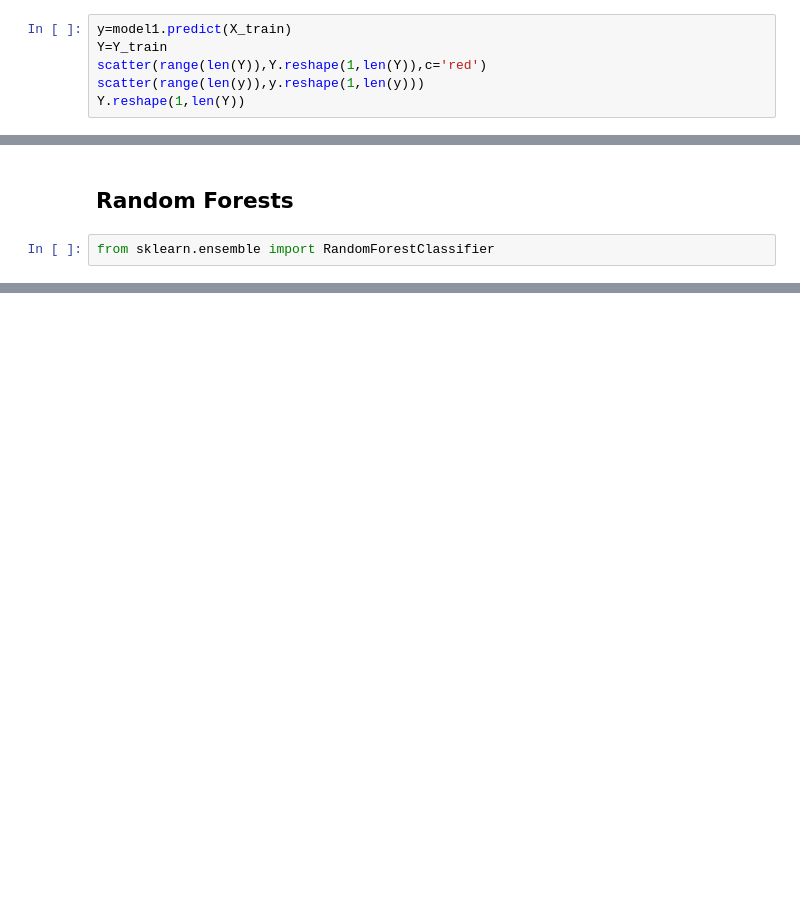
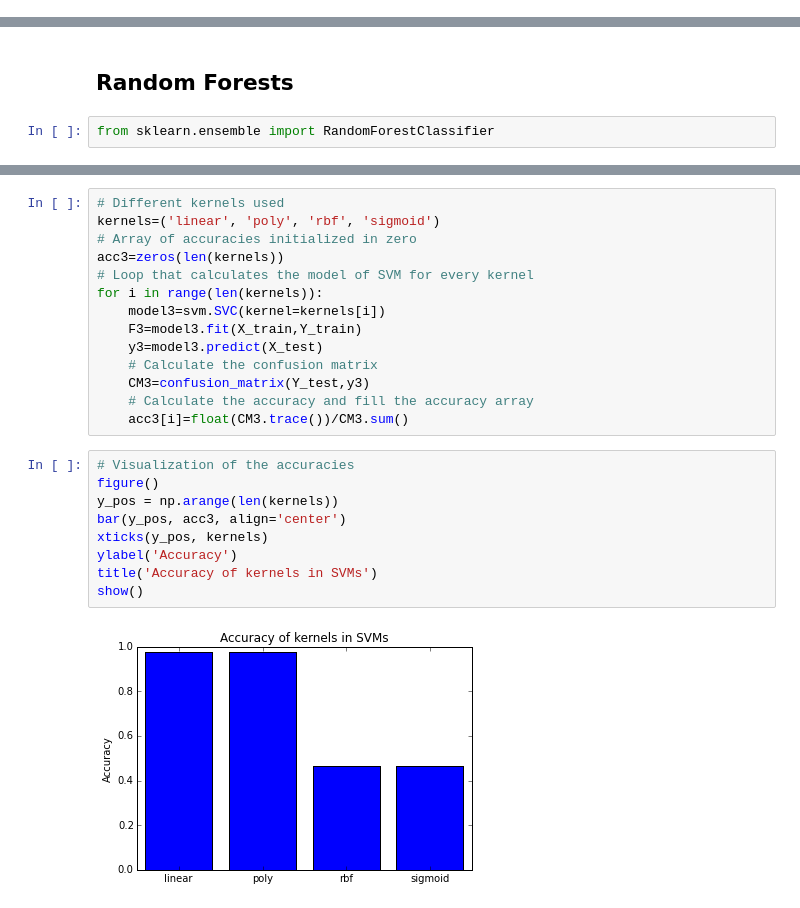
Before and after one commit to diitaz93/MCA-Tarea2, a Jupyter notebook: Punto 2.ipynb, the cells around one changed output, grey strips where cells are left out. Drawn from its saved outputs; the diff is of its cells as text; blank space fills up the shorter version.

```diff
--- a/Punto 2.ipynb
+++ b/Punto 2.ipynb
@@ -95,6 +72,0 @@ print Y_train-1
-# %%
-y=model1.predict(X_train)
-Y=Y_train
-scatter(range(len(Y)),Y.reshape(1,len(Y)),c='red')
-scatter(range(len(y)),y.reshape(1,len(y)))
-Y.reshape(1,len(Y))
@@ -117,0 +137,25 @@ from sklearn.ensemble import RandomForestClassifier
+# %%
+# Different kernels used
+kernels=('linear', 'poly', 'rbf', 'sigmoid')
+# Array of accuracies initialized in zero
+acc3=zeros(len(kernels))
+# Loop that calculates the model of SVM for every kernel
+for i in range(len(kernels)):
+    model3=svm.SVC(kernel=kernels[i])
+    F3=model3.fit(X_train,Y_train)
+    y3=model3.predict(X_test)
+    # Calculate the confusion matrix
+    CM3=confusion_matrix(Y_test,y3)
+    # Calculate the accuracy and fill the accuracy array
+    acc3[i]=float(CM3.trace())/CM3.sum()
+# %%
+# Visualization of the accuracies
+figure()
+y_pos = np.arange(len(kernels))
+bar(y_pos, acc3, align='center')
+xticks(y_pos, kernels)
+ylabel('Accuracy')
+title('Accuracy of kernels in SVMs')
+show()
+# %% [output]
+[figure, added]
```
Also changed, not shown: parts of 18 cells of this notebook, 1 other file.
